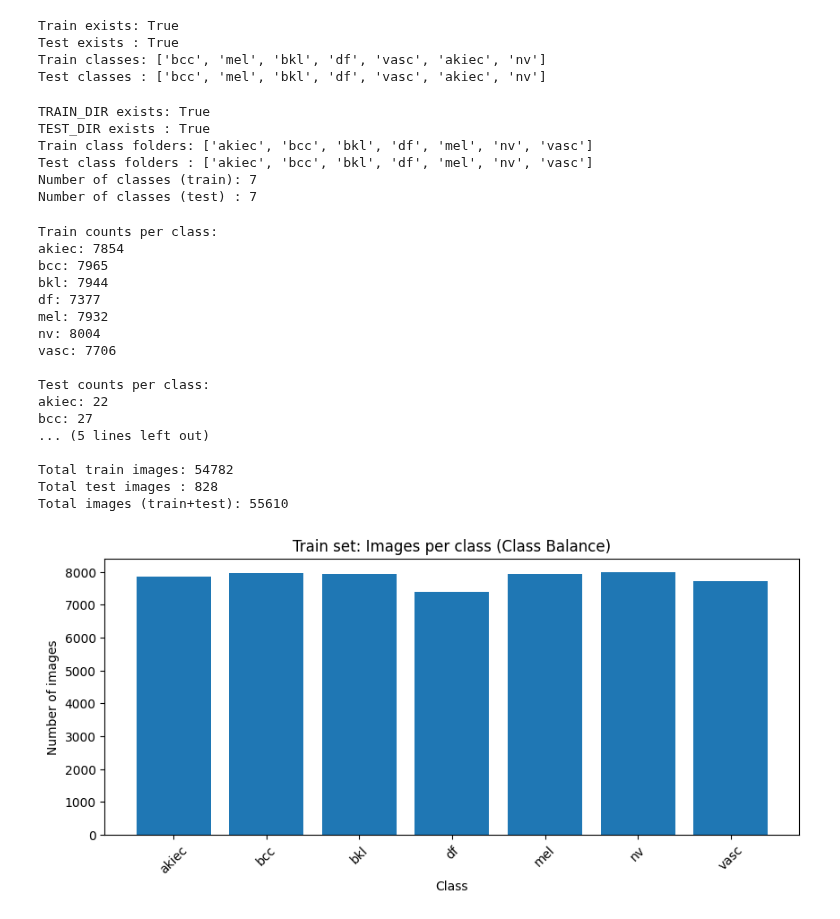
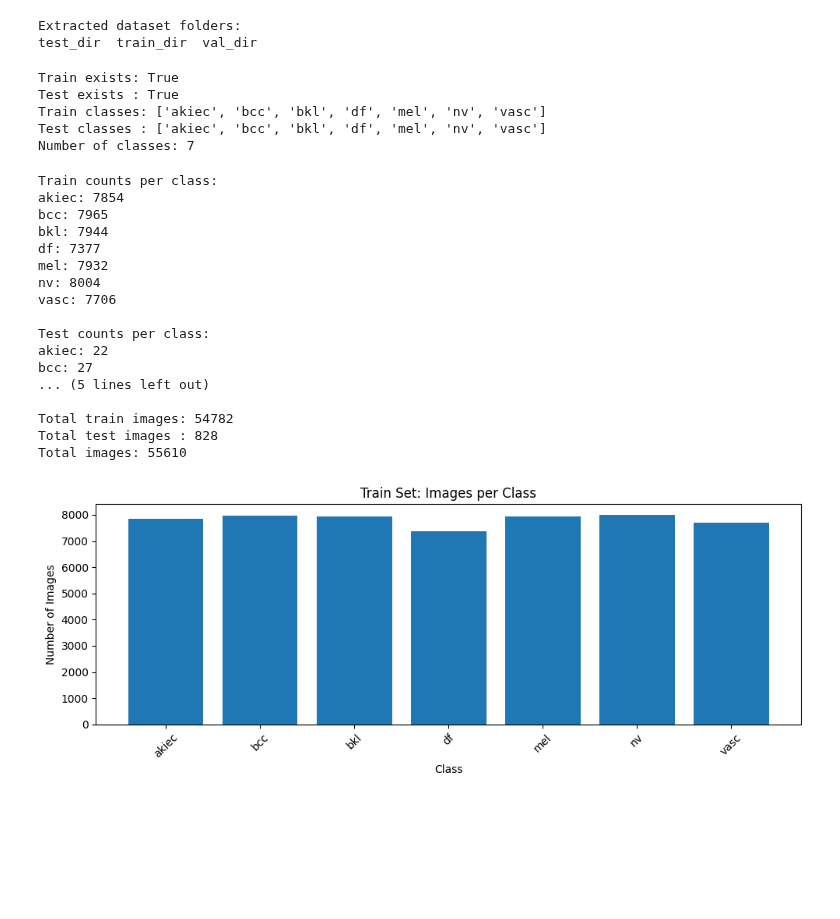
Before and after one commit to RenukaSiriwardhana/Skin-Cancer-Detection--DermaVision, a Jupyter notebook: notebooks/implementation1.ipynb, the cells around one changed output. Cells and saved outputs as stored; diff of their text form; code cells hidden in the pictures; blank space fills up the shorter version.

```diff
--- a/notebooks/implementation1.ipynb
+++ b/notebooks/implementation1.ipynb
@@ -25,3 +38,12 @@ akiec  bcc  bkl  df  mel  nv  vasc
+# %%
+!rm -rf "{EXTRACT_PATH}"
+!unzip -q "{DRIVE_ZIP_PATH}" -d "{EXTRACT_PATH}"
+
+print("Extracted dataset folders:")
+!ls "{EXTRACT_PATH}"
+# %% [output]
+Extracted dataset folders:
+test_dir  train_dir  val_dir
 # %%
 import os
 
@@ -32,47 +54,26 @@ TEST_DIR  = os.path.join(BASE_DIR, "test_dir")
 print("Train exists:", os.path.exists(TRAIN_DIR))
 print("Test exists :", os.path.exists(TEST_DIR))
 
-print("Train classes:", os.listdir(TRAIN_DIR))
-print("Test classes :", os.listdir(TEST_DIR))
+train_classes = sorted(os.listdir(TRAIN_DIR))
+test_classes  = sorted(os.listdir(TEST_DIR))
+
+print("Train classes:", train_classes)
+print("Test classes :", test_classes)
+print("Number of classes:", len(train_classes))
 # %% [output]
 Train exists: True
 Test exists : True
-Train classes: ['bcc', 'mel', 'bkl', 'df', 'vasc', 'akiec', 'nv']
-Test classes : ['bcc', 'mel', 'bkl', 'df', 'vasc', 'akiec', 'nv']
+Train classes: ['akiec', 'bcc', 'bkl', 'df', 'mel', 'nv', 'vasc']
+Test classes : ['akiec', 'bcc', 'bkl', 'df', 'mel', 'nv', 'vasc']
+Number of classes: 7
-# %%
-import os
-import matplotlib.pyplot as plt
-
-BASE_DIR = "/content/ham10000_dataset"
-
-TRAIN_DIR = os.path.join(BASE_DIR, "train_dir")
-TEST_DIR  = os.path.join(BASE_DIR, "test_dir")
-
-print("TRAIN_DIR exists:", os.path.exists(TRAIN_DIR))
-print("TEST_DIR exists :", os.path.exists(TEST_DIR))
-
-train_classes = sorted([d for d in os.listdir(TRAIN_DIR) if os.path.isdir(os.path.join(TRAIN_DIR, d))])
-test_classes  = sorted([d for d in os.listdir(TEST_DIR)  if os.path.isdir(os.path.join(TEST_DIR, d))])
-
-print("Train class folders:", train_classes)
-print("Test class folders :", test_classes)
-print("Number of classes (train):", len(train_classes))
-print("Number of classes (test) :", len(test_classes))
-# %% [output]
-TRAIN_DIR exists: True
-TEST_DIR exists : True
-Train class folders: ['akiec', 'bcc', 'bkl', 'df', 'mel', 'nv', 'vasc']
-Test class folders : ['akiec', 'bcc', 'bkl', 'df', 'mel', 'nv', 'vasc']
-Number of classes (train): 7
-Number of classes (test) : 7
 # %%
 def count_images_per_class(folder):
     counts = {}
-    classes = sorted([d for d in os.listdir(folder) if os.path.isdir(os.path.join(folder, d))])
-    for cls in classes:
+    for cls in sorted(os.listdir(folder)):
         cls_path = os.path.join(folder, cls)
-        imgs = [f for f in os.listdir(cls_path) if f.lower().endswith((".jpg",".jpeg",".png"))]
-        counts[cls] = len(imgs)
+        if os.path.isdir(cls_path):
+            imgs = [f for f in os.listdir(cls_path) if f.lower().endswith((".jpg",".png",".jpeg"))]
+            counts[cls] = len(imgs)
     return counts
 
 train_counts = count_images_per_class(TRAIN_DIR)
@@ -88,7 +89,7 @@ for k, v in test_counts.items():
 
 print("\nTotal train images:", sum(train_counts.values()))
 print("Total test images :", sum(test_counts.values()))
-print("Total images (train+test):", sum(train_counts.values()) + sum(test_counts.values()))
+print("Total images:", sum(train_counts.values()) + sum(test_counts.values()))
 # %% [output]
 Train counts per class:
 akiec: 7854
@@ -106,17 +107,20 @@ bcc: 27
 
 Total train images: 54782
 Total test images : 828
-Total images (train+test): 55610
+Total images: 55610
 # %%
+import matplotlib.pyplot as plt
+
 classes = list(train_counts.keys())
 values  = list(train_counts.values())
 
 plt.figure(figsize=(10,4))
 plt.bar(classes, values)
-plt.title("Train set: Images per class (Class Balance)")
+plt.title("Train Set: Images per Class")
 plt.xlabel("Class")
-plt.ylabel("Number of images")
+plt.ylabel("Number of Images")
 plt.xticks(rotation=45)
+plt.tight_layout()
 plt.show()
 # %% [output]
-[figure, old version]
+[figure, new version]
```
Also changed, not shown: parts of 21 cells of this notebook.
